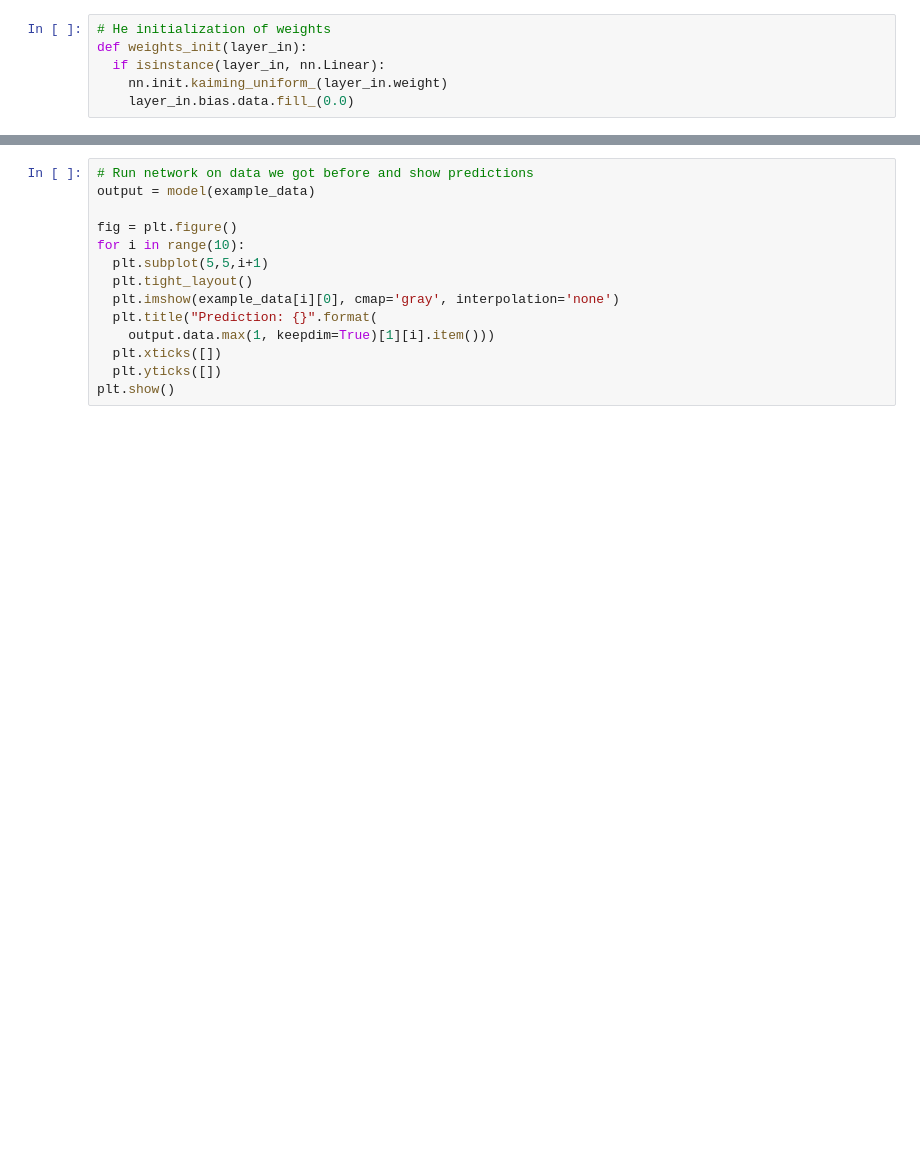
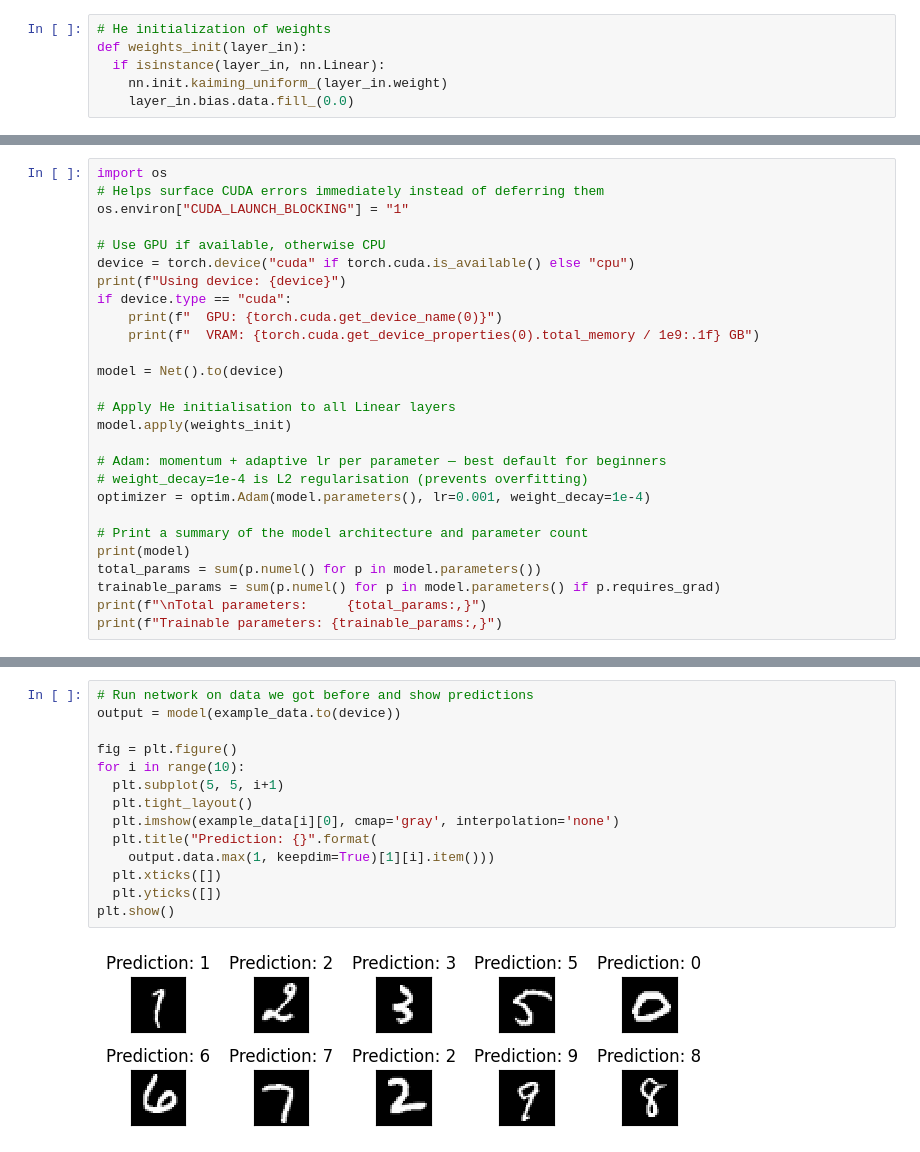
Before and after one commit to djouharadgb/handwritten-digit-classification-MNIST-CNNs, a Jupyter notebook: 10_5_Convolution_For_MNIST.ipynb, the cells around one changed output, grey strips where cells are left out. Saved outputs shown, nothing was run; the diff lists cells and outputs as text; blank space fills up the shorter version.

```diff
--- a/10_5_Convolution_For_MNIST.ipynb
+++ b/10_5_Convolution_For_MNIST.ipynb
@@ -108,0 +196,27 @@ def train(epoch):
+# %%
+import os
+# Helps surface CUDA errors immediately instead of deferring them
+os.environ["CUDA_LAUNCH_BLOCKING"] = "1"
+
+# Use GPU if available, otherwise CPU
+device = torch.device("cuda" if torch.cuda.is_available() else "cpu")
+print(f"Using device: {device}")
+if device.type == "cuda":
+    print(f"  GPU: {torch.cuda.get_device_name(0)}")
+    print(f"  VRAM: {torch.cuda.get_device_properties(0).total_memory / 1e9:.1f} GB")
+
+model = Net().to(device)
+
+# Apply He initialisation to all Linear layers
+model.apply(weights_init)
+
+# Adam: momentum + adaptive lr per parameter — best default for beginners
+# weight_decay=1e-4 is L2 regularisation (prevents overfitting)
+optimizer = optim.Adam(model.parameters(), lr=0.001, weight_decay=1e-4)
+
+# Print a summary of the model architecture and parameter count
+print(model)
+total_params = sum(p.numel() for p in model.parameters())
+trainable_params = sum(p.numel() for p in model.parameters() if p.requires_grad)
+print(f"\nTotal parameters:     {total_params:,}")
+print(f"Trainable parameters: {trainable_params:,}")
@@ -133,14 +386,16 @@ for epoch in range(1, n_epochs + 1):
 # %%
 # Run network on data we got before and show predictions
-output = model(example_data)
+output = model(example_data.to(device))
 
 fig = plt.figure()
 for i in range(10):
-  plt.subplot(5,5,i+1)
+  plt.subplot(5, 5, i+1)
   plt.tight_layout()
   plt.imshow(example_data[i][0], cmap='gray', interpolation='none')
   plt.title("Prediction: {}".format(
     output.data.max(1, keepdim=True)[1][i].item()))
   plt.xticks([])
   plt.yticks([])
 plt.show()
+# %% [output]
+[figure, added]
```
Also changed, not shown: parts of 19 cells of this notebook.
